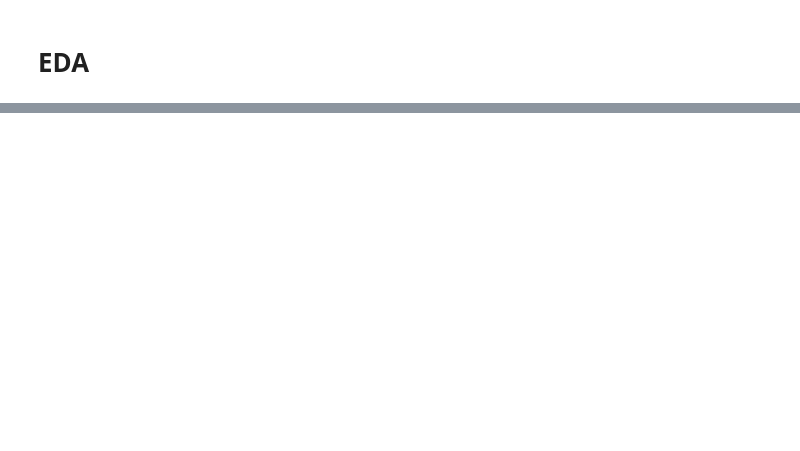
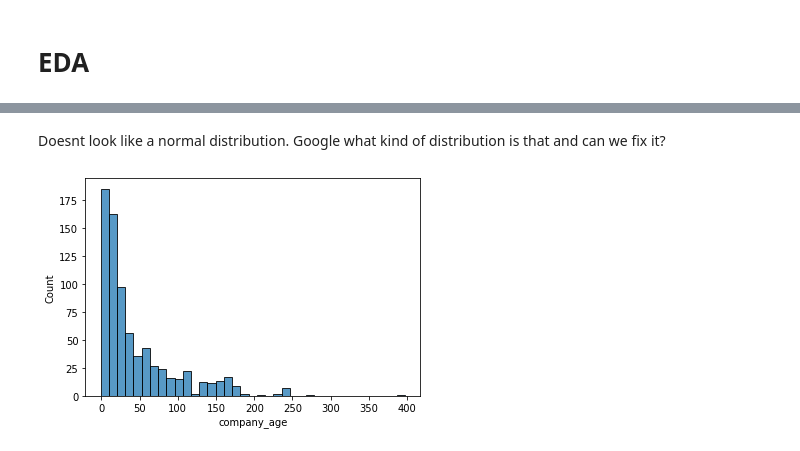
Before and after one commit to vytautasmu/Python_mokymai, a Jupyter notebook: final_work_vcs.ipynb, the cells around one changed output, grey strips where cells are left out. Cells and saved outputs as stored; diff of their text form; code cells hidden in the pictures; blank space fills up the shorter version.

```diff
--- a/final_work_vcs.ipynb
+++ b/final_work_vcs.ipynb
@@ -265,0 +379,6 @@ Index(['index', 'Job Title', 'Salary Estimate', 'Job Description',
+# %% [markdown]
+Doesnt look like a normal distribution. Google what kind of distribution is that and can we fix it?
+# %%
+ax = sns.histplot(data = df_master, x = 'company_age')
+# %% [output]
+[figure, added]
```
Also changed, not shown: parts of 45 cells of this notebook.
